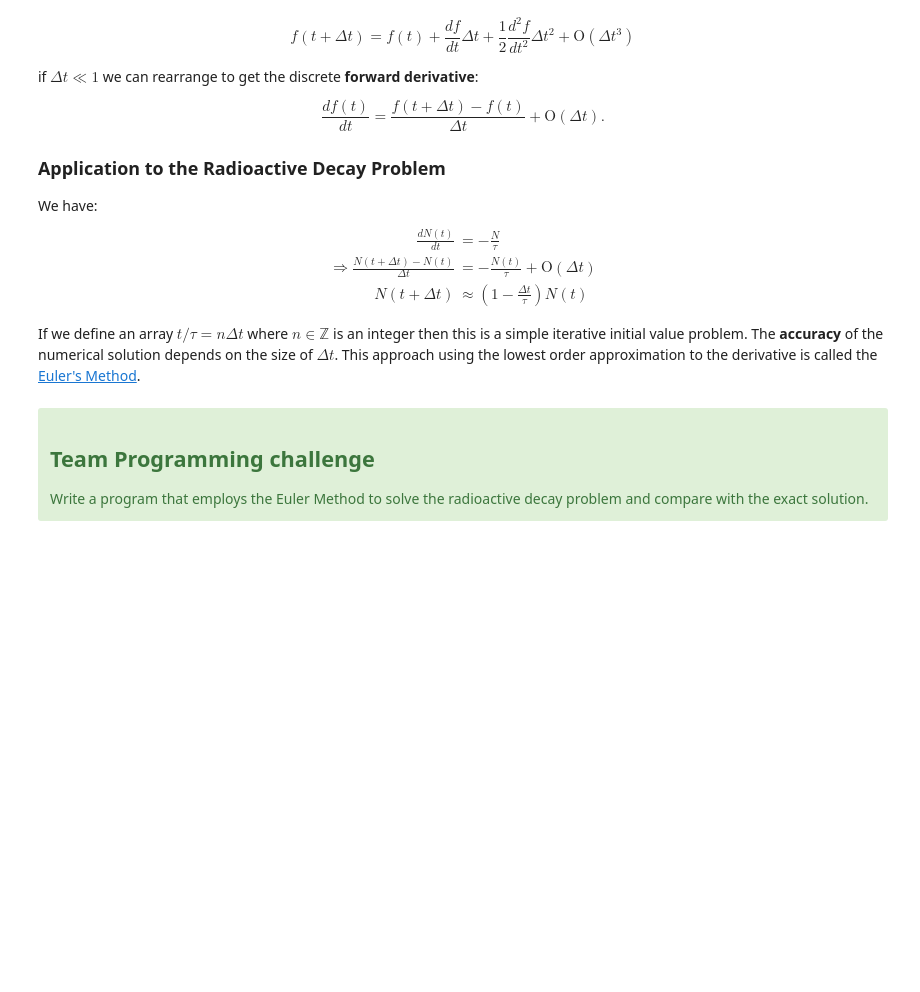
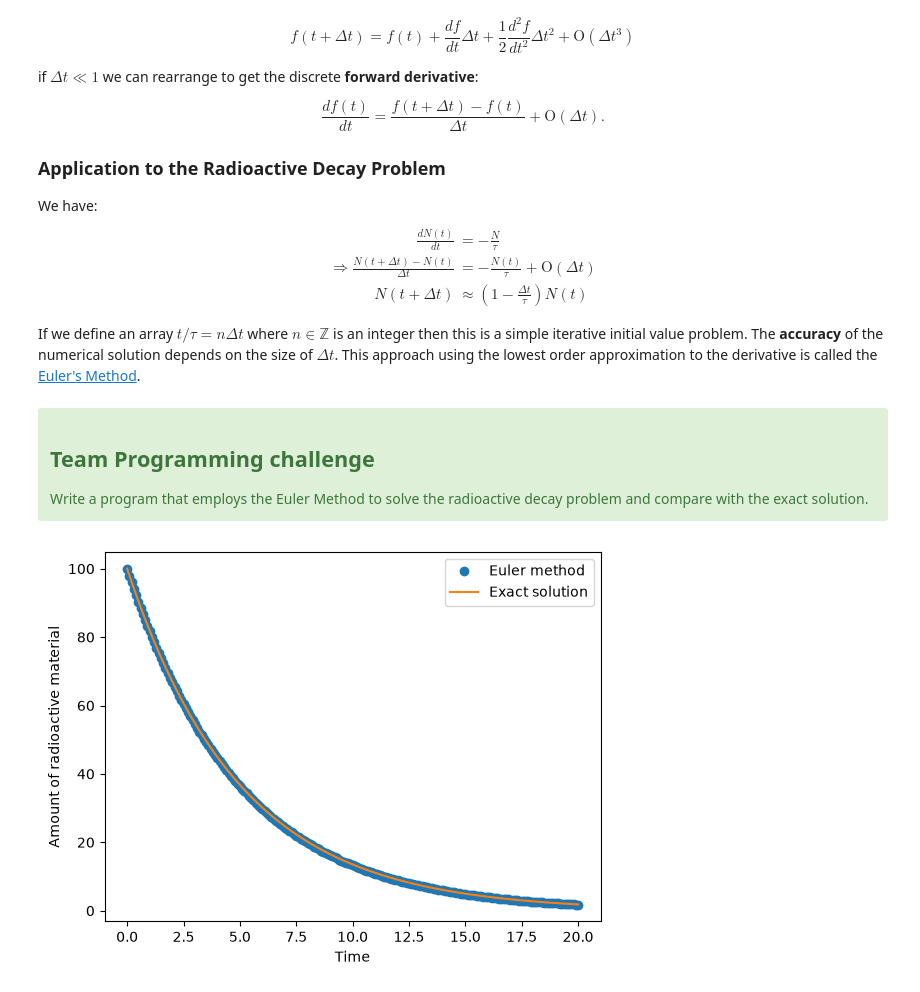
Before and after one commit to jharwood28/IntroCompPhys-for-students, a Jupyter notebook: src/12_RadioactiveDecay.ipynb, the cells around one changed output. Drawn from its saved outputs; the diff is of its cells as text; code cells hidden in the pictures; blank space fills up the shorter version.

```diff
--- a/src/12_RadioactiveDecay.ipynb
+++ b/src/12_RadioactiveDecay.ipynb
@@ -87,3 +87,36 @@ If we define an array $t/\tau = n \Delta t$ where $n \in \mathbb{Z}$ is an integ
 <h2> Team Programming challenge </h2>
 Write a program that employs the Euler Method to solve the radioactive decay problem and compare with the exact solution.
 </div>
+# %%
+import numpy as np
+import matplotlib.pyplot as plt
+
+# Constants
+N0 = 100
+k = 0.2
+t_final = 20
+dt = 0.1
+
+# Euler method
+t_euler = np.arange(0, t_final + dt, dt)
+N_euler = np.zeros(len(t_euler))
+
+N_euler[0] = N0
+
+for i in range(len(t_euler) - 1):
+    N_euler[i+1] = N_euler[i] - k * N_euler[i] * dt
+
+# Exact solution
+t_exact = np.linspace(0, t_final, 500)
+N_exact = N0 * np.exp(-k * t_exact)
+
+# Plot
+plt.plot(t_euler, N_euler, 'o', label='Euler method')
+plt.plot(t_exact, N_exact, label='Exact solution')
+
+plt.xlabel('Time')
+plt.ylabel('Amount of radioactive material')
+plt.legend()
+plt.show()
+# %% [output]
+[figure, added]
```
Also changed, not shown: 2 other files.
